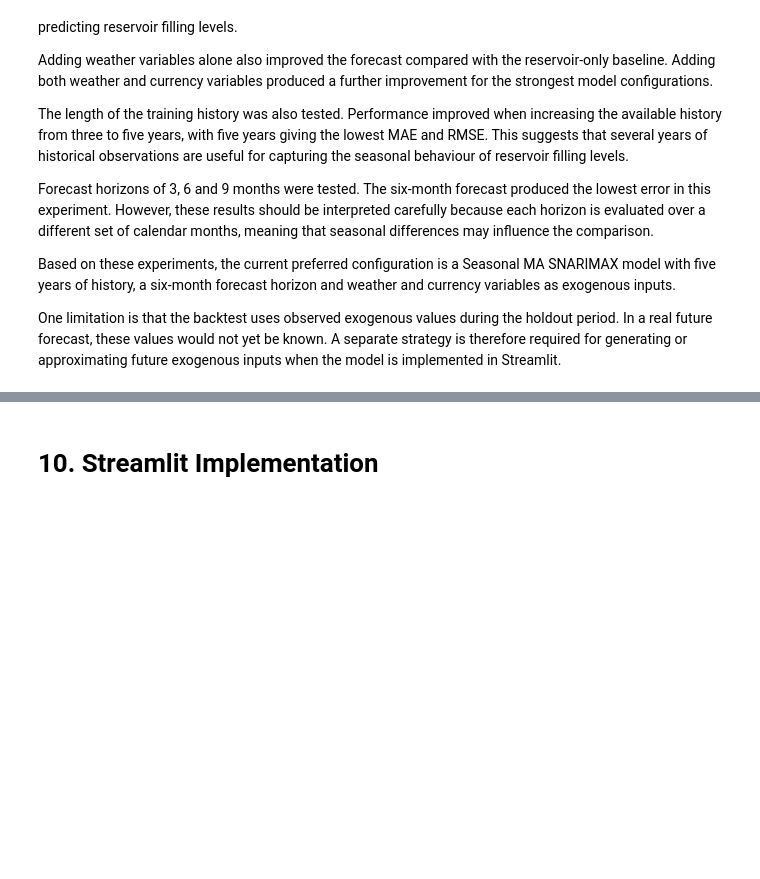
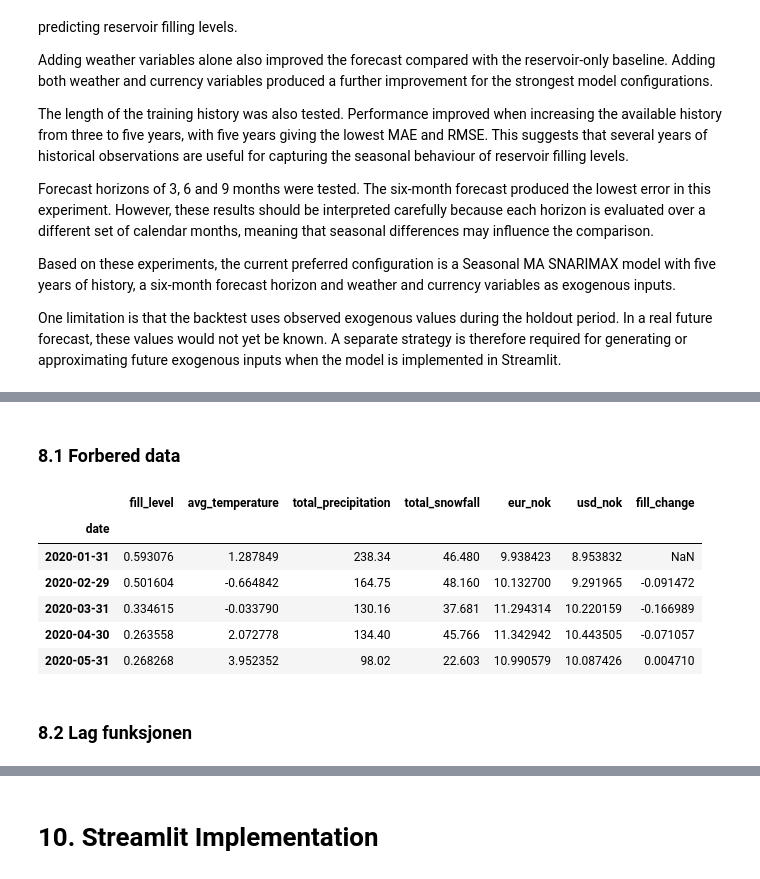
Before and after one commit to VasiliiAnderson/ind320-project, a Jupyter notebook: notebooks/compulsory_4.ipynb, the cells around one changed output, grey strips where cells are left out. Saved outputs shown, nothing was run; the diff lists cells and outputs as text; code cells hidden in the pictures; blank space fills up the shorter version.

```diff
--- a/notebooks/compulsory_4.ipynb
+++ b/notebooks/compulsory_4.ipynb
@@ -1619,0 +1635,23 @@ One limitation is that the backtest uses observed exogenous values during the ho
+# %% [markdown]
+### 8.1 Forbered data
+# %%
+correlation_data = forecast_data.copy()
+
+# Monthly change in reservoir filling level.
+correlation_data["fill_change"] = (
+    correlation_data["fill_level"].diff()
+)
+
+display(
+    correlation_data.head()
+)
+# %% [output]
+|  | fill_level | avg_temperature | total_precipitation | total_snowfall | eur_nok | usd_nok | fill_change |
+| date |  |  |  |  |  |  |  |
+| 2020-01-31 | 0.593076 | 1.287849 | 238.34 | 46.480 | 9.938423 | 8.953832 | NaN |
+| 2020-02-29 | 0.501604 | -0.664842 | 164.75 | 48.160 | 10.132700 | 9.291965 | -0.091472 |
+| 2020-03-31 | 0.334615 | -0.033790 | 130.16 | 37.681 | 11.294314 | 10.220159 | -0.166989 |
+| 2020-04-30 | 0.263558 | 2.072778 | 134.40 | 45.766 | 11.342942 | 10.443505 | -0.071057 |
+| 2020-05-31 | 0.268268 | 3.952352 | 98.02 | 22.603 | 10.990579 | 10.087426 | 0.004710 |
+# %% [markdown]
+### 8.2 Lag funksjonen
```
Also changed, not shown: parts of 16 cells of this notebook.
